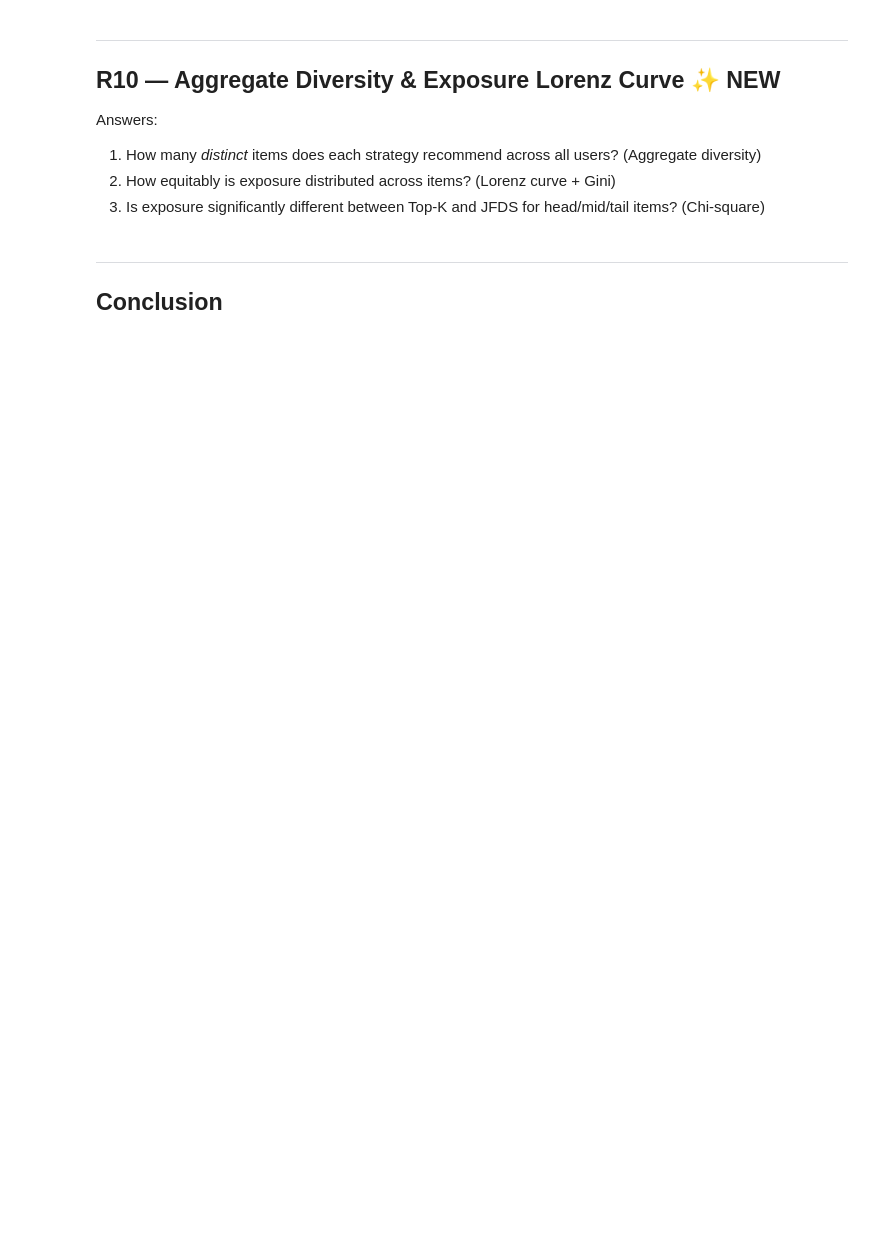
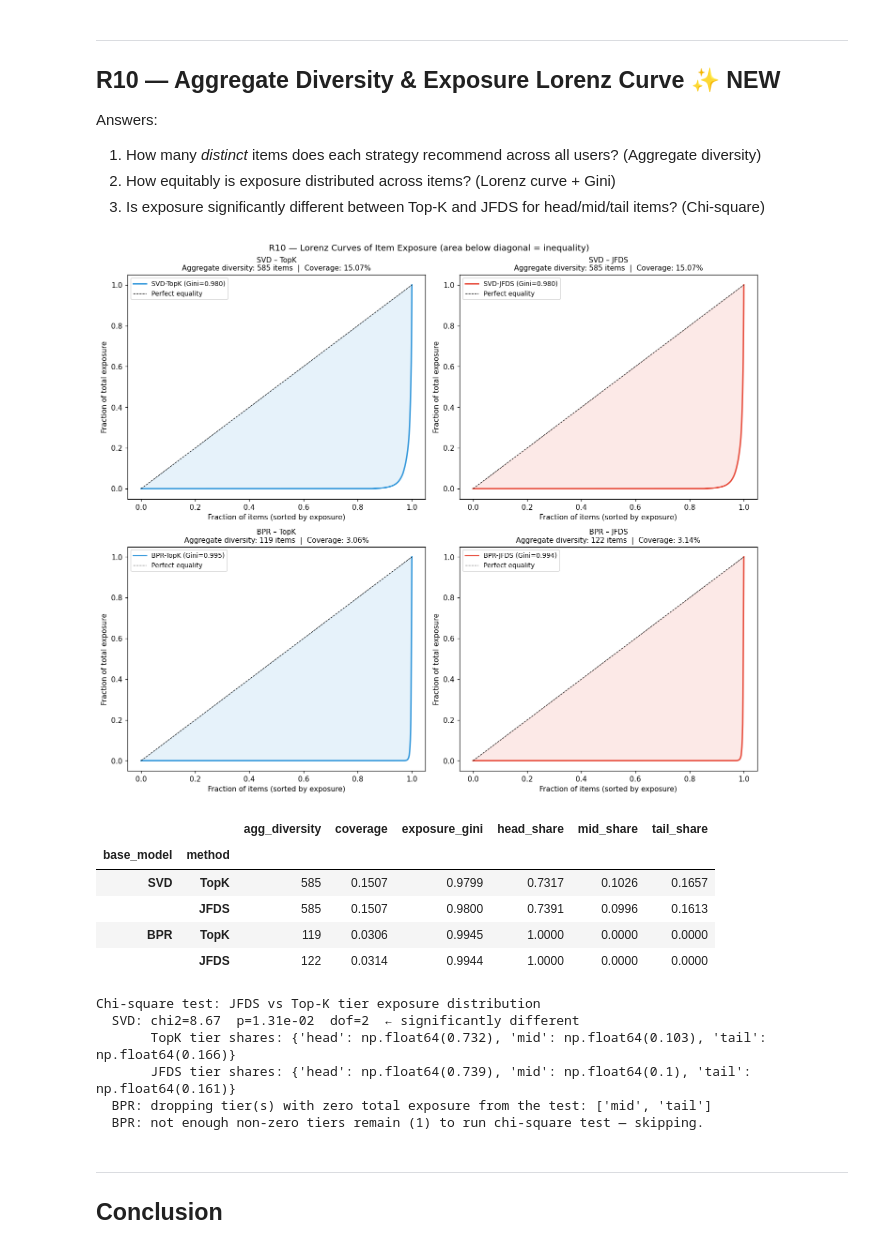
Before and after one commit to abishek456prasad-cmd/NIT, a Jupyter notebook: experiments/JFDS_vs_TopK_MovieLens_optimized.ipynb, the cells around one changed output. Cells and saved outputs as stored; diff of their text form; code cells hidden in the pictures; blank space fills up the shorter version.

```diff
--- a/experiments/JFDS_vs_TopK_MovieLens_optimized.ipynb
+++ b/experiments/JFDS_vs_TopK_MovieLens_optimized.ipynb
@@ -1260,37 +1271,68 @@ for (model_name, method), rec_lists in lists.items():
     ax.set_title(f'{model_name} – {method}\nAggregate diversity: {agg_d:,} items  |  Coverage: {cov:.2%}',
                  fontsize=10)
     ax.legend(fontsize=9)
 
     # Tier-level exposure shares
     tier_exp = {t: exp[tier == t].sum() for t in TIERS}
     total_exp = sum(tier_exp.values())
     tier_shares = {t: tier_exp[t] / total_exp for t in TIERS}
     agg_stats.append({
         'base_model': model_name, 'method': method,
         'agg_diversity': agg_d, 'coverage': round(cov, 4), 'exposure_gini': round(exp_gini, 4),
         **{f'{t}_share': round(tier_shares[t], 4) for t in TIERS},
     })
 
 plt.suptitle('R10 — Lorenz Curves of Item Exposure (area below diagonal = inequality)', fontsize=12)
 plt.tight_layout()
 plt.savefig('r10_lorenz_curves.png', dpi=110, bbox_inches='tight')
 plt.show()
 
 agg_df = pd.DataFrame(agg_stats).set_index(['base_model', 'method'])
 display(agg_df)
 
 # Chi-square test: are tier exposure shares significantly different JFDS vs TopK?
 print("\nChi-square test: JFDS vs Top-K tier exposure distribution")
 for bm in ['SVD', 'BPR']:
     exp_topk = exposure_vector(lists[(bm, 'TopK')])
     exp_jfds = exposure_vector(lists[(bm, 'JFDS')])
-    obs = np.array([[exp_topk[tier == t].sum() for t in TIERS],
-                    [exp_jfds[tier == t].sum()  for t in TIERS]])
+
+    obs_full = np.array([[exp_topk[tier == t].sum() for t in TIERS],
+                          [exp_jfds[tier == t].sum()  for t in TIERS]])
+
+    # chi2_contingency requires every column total > 0 (else expected freq = 0).
+    # Drop tiers that got zero exposure from BOTH methods before testing.
+    col_totals   = obs_full.sum(axis=0)
+    keep_mask    = col_totals > 0
+    dropped_tiers = [t for t, keep in zip(TIERS, keep_mask) if not keep]
+    kept_tiers    = [t for t, keep in zip(TIERS, keep_mask) if keep]
+    obs = obs_full[:, keep_mask]
+
+    if dropped_tiers:
+        print(f"  {bm}: dropping tier(s) with zero total exposure from the test: {dropped_tiers}")
+
+    if obs.shape[1] < 2:
+        print(f"  {bm}: not enough non-zero tiers remain ({obs.shape[1]}) to run chi-square test — skipping.")
+        continue
+
     chi2, p, dof, _ = stats.chi2_contingency(obs)
     print(f"  {bm}: chi2={chi2:.2f}  p={p:.2e}  dof={dof}"
           f"  {'← significantly different' if p < 0.05 else '(not significant)'}")
-    print(f"       TopK tier shares: { {t: round(obs[0,i]/obs[0].sum(),3) for i,t in enumerate(TIERS)} }")
-    print(f"       JFDS tier shares: { {t: round(obs[1,i]/obs[1].sum(),3) for i,t in enumerate(TIERS)} }")
+    print(f"       TopK tier shares: { {t: round(obs[0,i]/obs[0].sum(),3) for i,t in enumerate(kept_tiers)} }")
+    print(f"       JFDS tier shares: { {t: round(obs[1,i]/obs[1].sum(),3) for i,t in enumerate(kept_tiers)} }")
+# %% [output]
+[figure, added]
+|  |  | agg_diversity | coverage | exposure_gini | head_share | mid_share | tail_share |
+| base_model | method |  |  |  |  |  |  |
+| SVD | TopK | 585 | 0.1507 | 0.9799 | 0.7317 | 0.1026 | 0.1657 |
+|  | JFDS | 585 | 0.1507 | 0.9800 | 0.7391 | 0.0996 | 0.1613 |
+| BPR | TopK | 119 | 0.0306 | 0.9945 | 1.0000 | 0.0000 | 0.0000 |
+|  | JFDS | 122 | 0.0314 | 0.9944 | 1.0000 | 0.0000 | 0.0000 |
+Chi-square test: JFDS vs Top-K tier exposure distribution
+  SVD: chi2=8.67  p=1.31e-02  dof=2  ← significantly different
+       TopK tier shares: {'head': np.float64(0.732), 'mid': np.float64(0.103), 'tail': np.float64(0.166)}
+       JFDS tier shares: {'head': np.float64(0.739), 'mid': np.float64(0.1), 'tail': np.float64(0.161)}
+  BPR: dropping tier(s) with zero total exposure from the test: ['mid', 'tail']
+  BPR: not enough non-zero tiers remain (1) to run chi-square test — skipping.
 # %% [markdown]
 ---
 ## Conclusion
```
Also changed, not shown: parts of 3 cells of this notebook, 3 other files.
